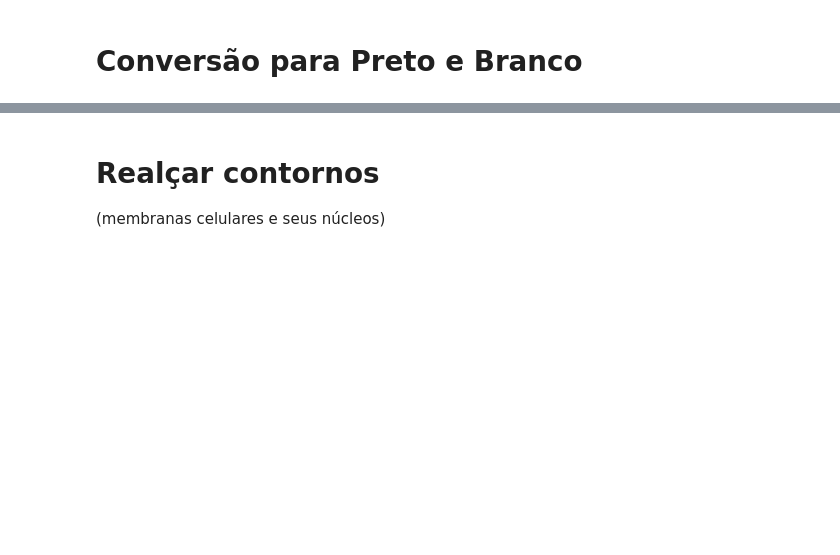
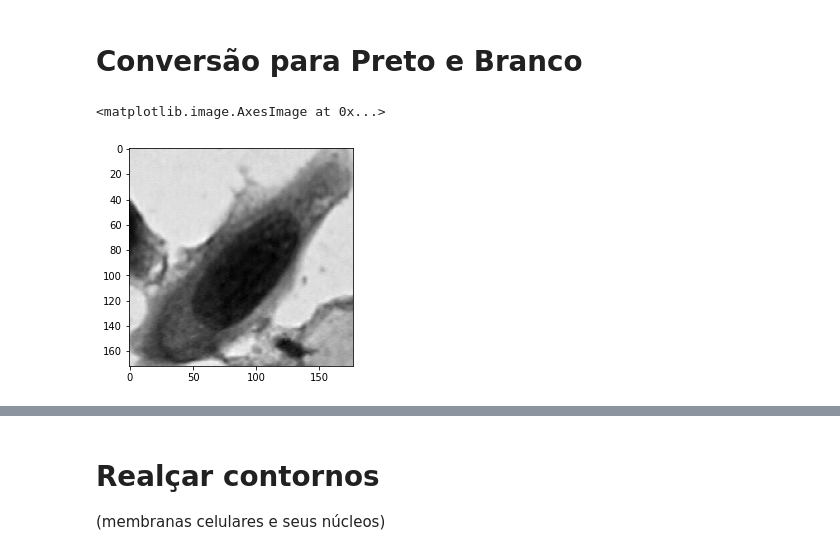
Before and after one commit to Vinicius-ufsc/informatica_medica, a Jupyter notebook: entrega2/TB2_info_medica.ipynb, the cells around one changed output, grey strips where cells are left out. Cells and saved outputs as stored; diff of their text form; code cells hidden in the pictures; blank space fills up the shorter version.

```diff
--- a/entrega2/TB2_info_medica.ipynb
+++ b/entrega2/TB2_info_medica.ipynb
@@ -20,3 +26,5 @@ img2_bw = cv2.cvtColor(img2, cv2.COLOR_RGB2GRAY)
 # %%
-# plt.imshow(img1_bw, cmap="gray")
-# plt.imshow(img2_bw, cmap="gray")
+plt.imshow(img1_bw, cmap="gray")
+# %% [output]
+<matplotlib.image.AxesImage at 0x...>
+[figure, added]
```
Also changed, not shown: parts of 8 cells of this notebook.
